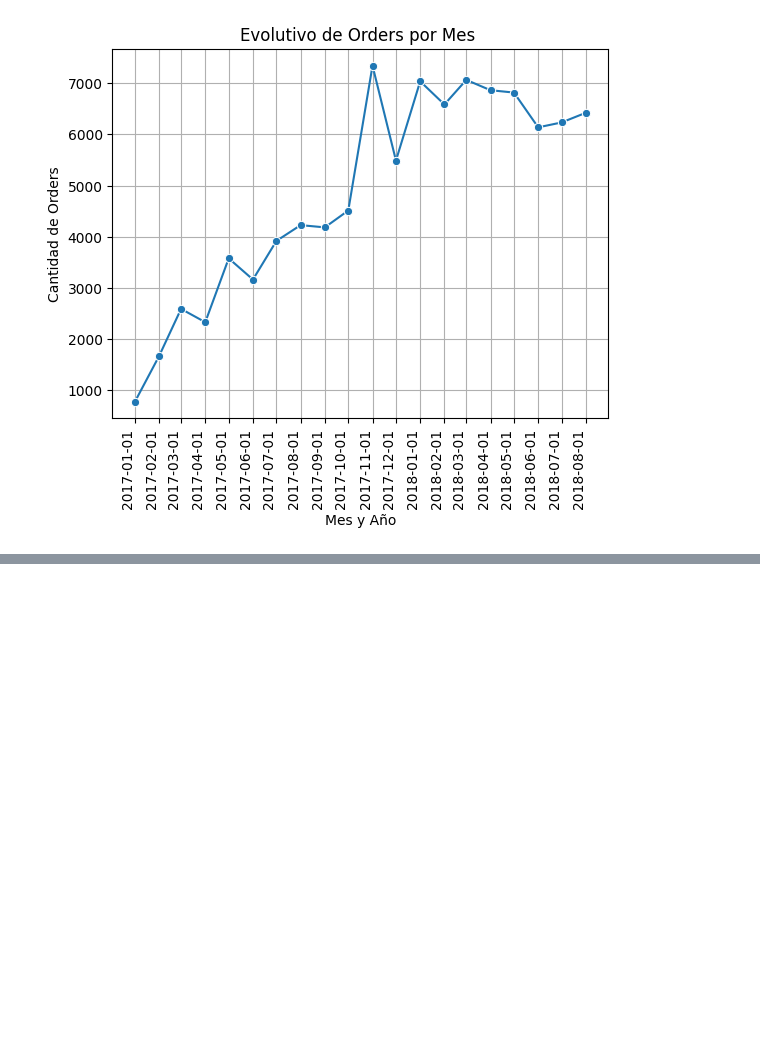
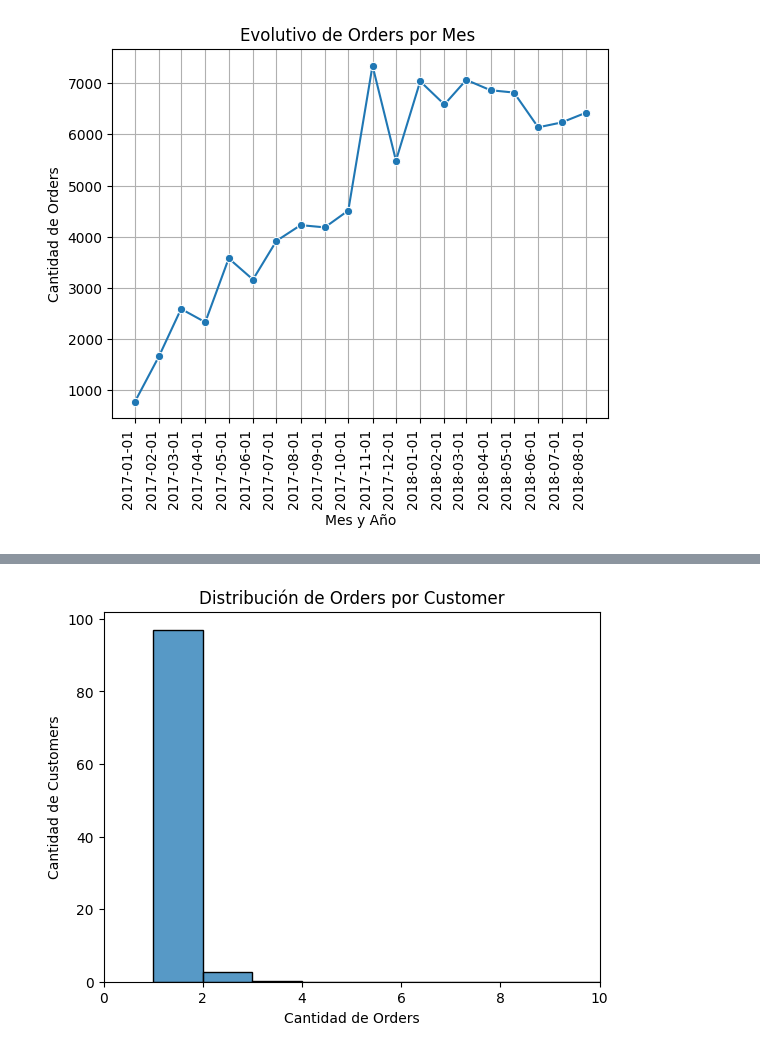
Before and after one commit to nicobotti91/coderds, a Jupyter notebook: ProyectoDSParteII_Botti.ipynb, the cells around one changed output, grey strips where cells are left out. Drawn from its saved outputs; the diff is of its cells as text; code cells hidden in the pictures; blank space fills up the shorter version.

```diff
--- a/ProyectoDSParteII_Botti.ipynb
+++ b/ProyectoDSParteII_Botti.ipynb
@@ -470,12 +436,0 @@ df_target_sales.groupby(['order_id','price','freight_value','payment_value','pay
-# %%
-# Asegúrate de que 'order_purchase_timestamp' sea de tipo datetime
-df_target_sales['order_purchase_timestamp'] = pd.to_datetime(df_target_sales['order_purchase_timestamp'])
-
-# Agrupa por 'customer_id' y calcula la cantidad de 'order_id' y la diferencia de tiempo entre ellos
-customer_orders = df_target_sales.groupby('customer_unique_id')['order_purchase_timestamp'].agg(['nunique', lambda x: x.sort_values().diff().mean()])
-
-# Renombra las columnas para mayor claridad
-customer_orders = customer_orders.rename(columns={'nunique': 'num_orders', '<lambda_0>': 'avg_time_between_orders'})
-
-# Muestra el resultado
-customer_orders.sort_values('num_orders', ascending=False)
@@ -667,0 +485,6 @@ plt.show()
+# %%
+customer_orders = df_target_sales.groupby('customer_unique_id').agg({'order_id':'nunique'}).rename(columns={'order_id': 'num_orders'}).reset_index()
+customer_orders_distribution = customer_orders.groupby(by='num_orders').agg({'customer_unique_id':'nunique'}).reset_index()
+customer_orders_distribution.rename(columns={'customer_unique_id':'customers'}, inplace=True)
+customer_orders_distribution['customers_weight'] = customer_orders_distribution['customers']/customer_orders_distribution['customers'].sum()*100
+customer_orders_distribution
@@ -667,0 +502,14 @@ plt.show()
+# %%
+
+# Crear el histograma de distribución de Orders por Customer
+sns.histplot(data=customer_orders_distribution, x='num_orders',
+             weights='customers_weight', bins=[1,2,3,4,5,6,7,8,9,10], stat='count')
+
+# Configurar el gráfico
+plt.title('Distribución de Orders por Customer')
+plt.xlabel('Cantidad de Orders')
+plt.ylabel('Cantidad de Customers')
+plt.xlim(0, 10)
+plt.show()
+# %% [output]
+[figure, added]
```
Also changed, not shown: parts of 49 cells of this notebook.
